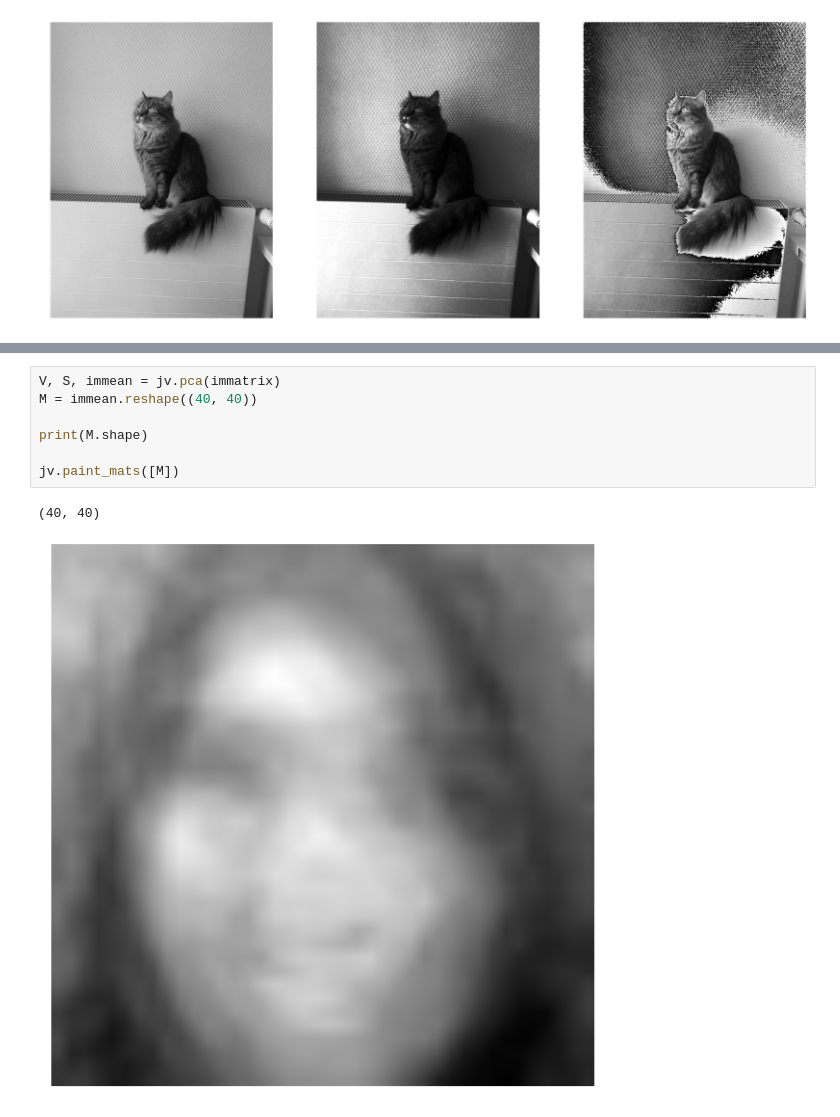
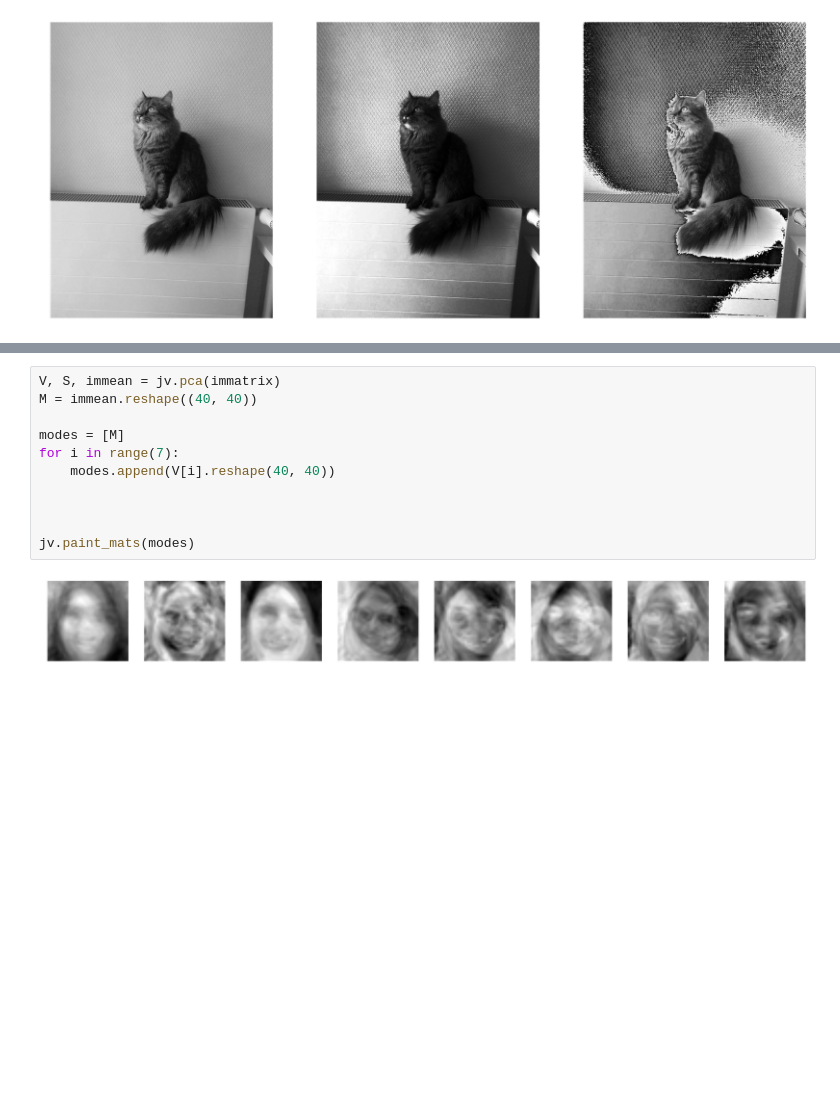
Before and after one commit to justayak/computer_vision_ws2015, a Jupyter notebook: play/computer_vision.ipynb, the cells around one changed output, grey strips where cells are left out. Cells and saved outputs as stored; diff of their text form; blank space fills up the shorter version.

Commit message:
fix print

```diff
--- a/play/computer_vision.ipynb
+++ b/play/computer_vision.ipynb
@@ -31,10 +31,13 @@ immatrix = jv.vectorize_images(Ma_Face)
 # %%
 V, S, immean = jv.pca(immatrix)
 M = immean.reshape((40, 40))
 
-print(M.shape)
+modes = [M]
+for i in range(7):
+    modes.append(V[i].reshape(40, 40))
 
-jv.paint_mats([M])
+
+
+jv.paint_mats(modes)
 # %% [output]
-(40, 40)
-[figure, old version]
+[figure, new version]
```
Also changed, not shown: parts of 1 cell of this notebook, 1 other file.
